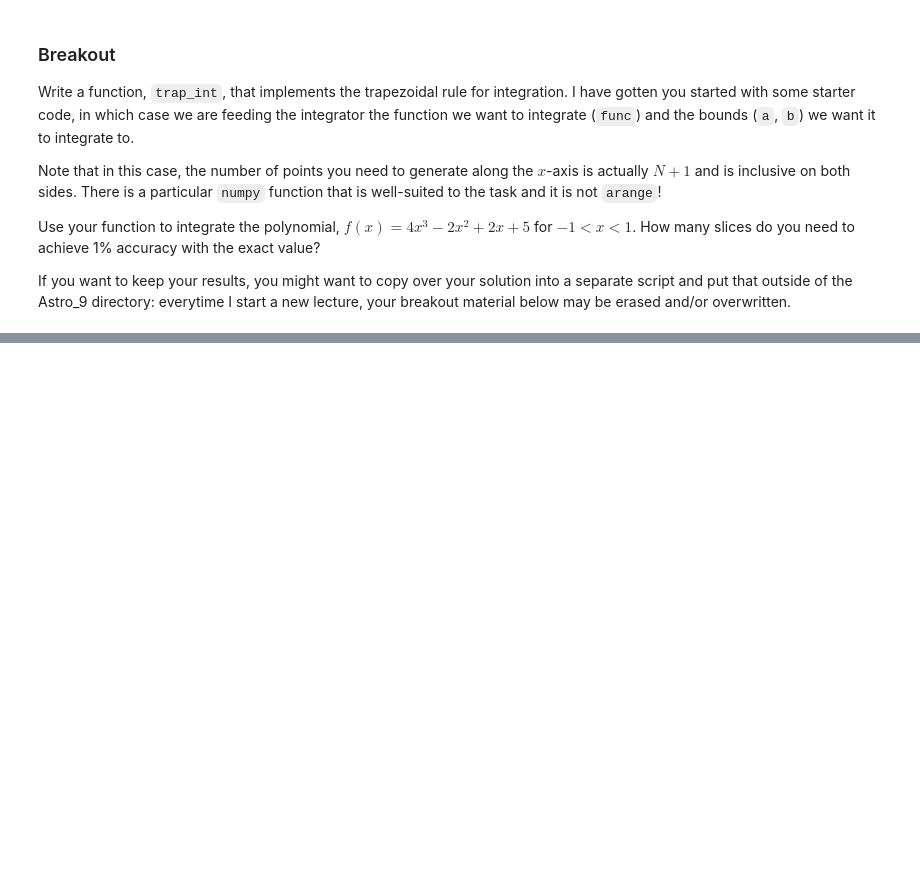
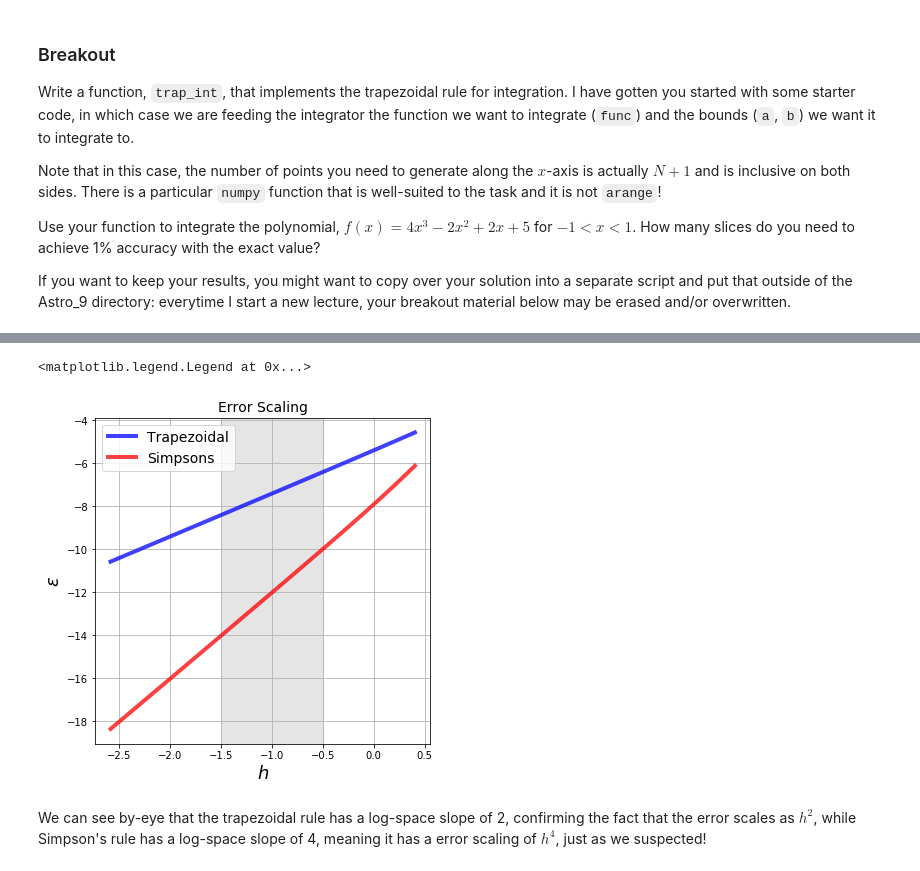
Before and after one commit to nkern/Astro_9, a Jupyter notebook: lectures/04_CompPhys/Numerical_Integration.ipynb, the cells around one changed output, grey strips where cells are left out. Cells and saved outputs as stored; diff of their text form; code cells hidden in the pictures; blank space fills up the shorter version.

Commit message:
modified:   NumInt_Breakout1.py 	new file:   Numerical_Differentiation.ipynb 	modified:   Numerical_Integration.ipynb 	new file:   imgs/simpson.png 	new file:   imgs/sinc_int.png

```diff
--- a/lectures/04_CompPhys/Numerical_Integration.ipynb
+++ b/lectures/04_CompPhys/Numerical_Integration.ipynb
@@ -67,0 +141,36 @@ If you want to keep your results, you might want to copy over your solution into
+# %%
+# choose various slice numbers
+N_values = np.arange(10, 200, 2)
+
+# Calculate what h is
+h = (15.0 - 0.0) / N_values
+
+# Calculate absolute magnitude of Error
+trap_err = np.empty(len(N_values))
+simp_err = np.empty(len(N_values))
+for i in range(len(N_values)):
+    trap_err[i] = np.abs(trap_int(func, 0, 15, N=N_values[i]) - true_ans)
+    simp_err[i] = np.abs(simp_int(func, 0, 15, N=N_values[i]) - true_ans)
+# %%
+# Plot!
+fig = plt.figure(figsize=(6,6))
+ax = fig.add_subplot(1, 1, 1)
+
+# Plot trap
+p1 = ax.plot(np.log(h), np.log(trap_err), color='b', alpha=0.75, linewidth=4)
+p2 = ax.plot(np.log(h), np.log(simp_err), color='r', alpha=0.75, linewidth=4)
+
+# axes labels
+ax.grid(True)
+ax.set_xlabel(r'$h$', fontsize=18)
+ax.set_ylabel(r'$\epsilon$', fontsize=18)
+ax.set_title('Error Scaling', fontsize=14)
+
+# legend
+ax.axvspan(-1.5, -.5, color='grey', alpha=0.2)
+ax.legend([p1[0], p2[0]], ['Trapezoidal', 'Simpsons'], loc=2, fontsize=14)
+# %% [output]
+<matplotlib.legend.Legend at 0x...>
+[figure, added]
+# %% [markdown]
+We can see by-eye that the trapezoidal rule has a log-space slope of 2, confirming the fact that the error scales as $h^{2}$, while Simpson's rule has a log-space slope of 4, meaning it has a error scaling of $h^{4}$, just as we suspected!
```
Also changed, not shown: parts of 11 cells of this notebook, 4 other files.
